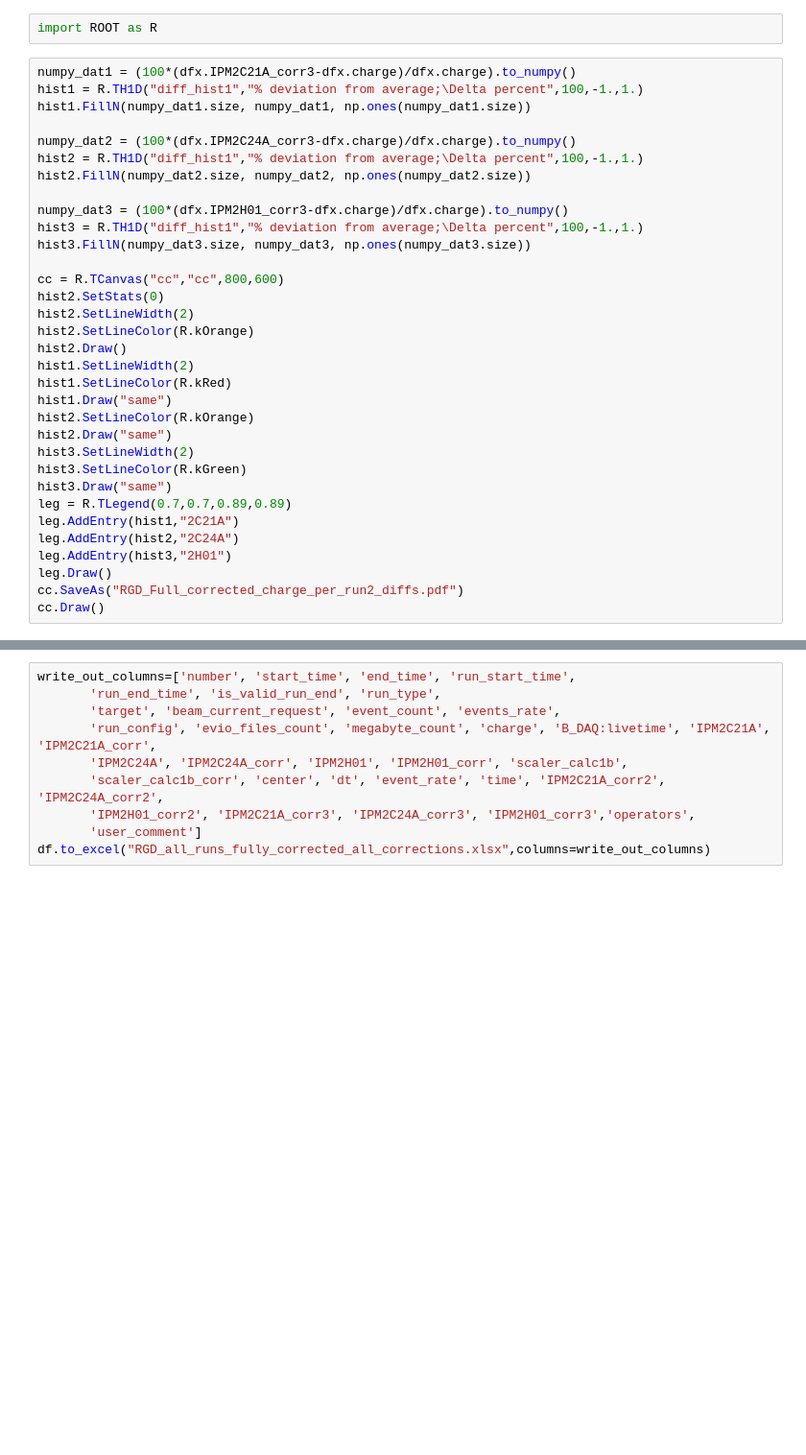
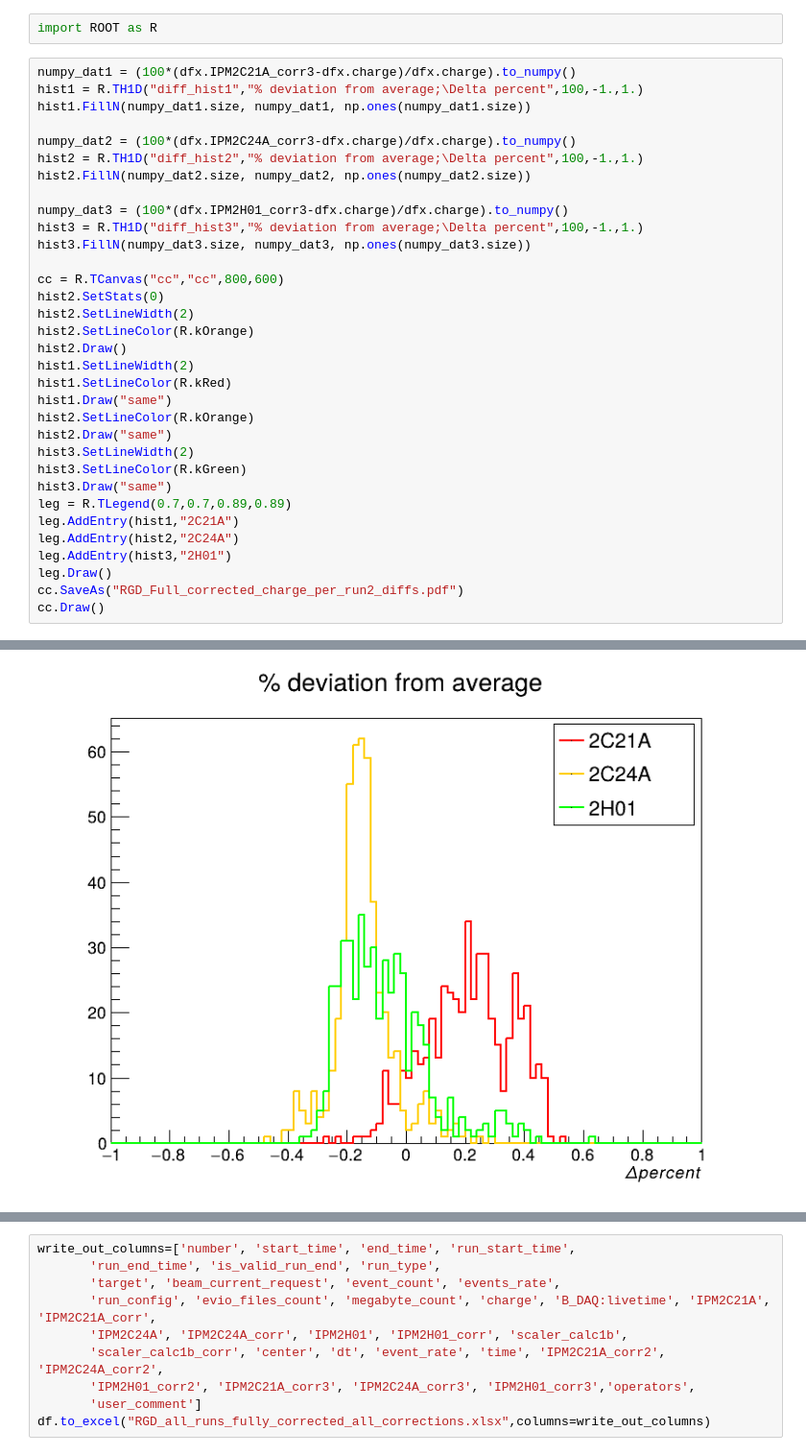
Before and after one commit to mholtrop/RunData, a Jupyter notebook: RGD_ChargePlots.ipynb, the cells around one changed output, grey strips where cells are left out. Shown at 96% size. Cells and saved outputs as stored; diff of their text form; blank space fills up the shorter version.

```diff
--- a/RGD_ChargePlots.ipynb
+++ b/RGD_ChargePlots.ipynb
@@ -349,11 +340,11 @@ hist1 = R.TH1D("diff_hist1","% deviation from average;\Delta percent",100,-1.,1.
 hist1.FillN(numpy_dat1.size, numpy_dat1, np.ones(numpy_dat1.size))
 
 numpy_dat2 = (100*(dfx.IPM2C24A_corr3-dfx.charge)/dfx.charge).to_numpy()
-hist2 = R.TH1D("diff_hist1","% deviation from average;\Delta percent",100,-1.,1.)
+hist2 = R.TH1D("diff_hist2","% deviation from average;\Delta percent",100,-1.,1.)
 hist2.FillN(numpy_dat2.size, numpy_dat2, np.ones(numpy_dat2.size))
 
 numpy_dat3 = (100*(dfx.IPM2H01_corr3-dfx.charge)/dfx.charge).to_numpy()
-hist3 = R.TH1D("diff_hist1","% deviation from average;\Delta percent",100,-1.,1.)
+hist3 = R.TH1D("diff_hist3","% deviation from average;\Delta percent",100,-1.,1.)
 hist3.FillN(numpy_dat3.size, numpy_dat3, np.ones(numpy_dat3.size))
 
 cc = R.TCanvas("cc","cc",800,600)
@@ -383,4 +371,5 @@ Warning in <TCanvas::Constructor>: Deleting canvas with same name: cc
 Info in <TCanvas::Print>: pdf file RGD_Full_corrected_charge_per_run2_diffs.pdf has been created
+[figure, added]
 # %%
 numpy_dat1a = (100*(dfx.IPM2C21A_corr3-dfx.charge)/dfx.charge).to_numpy()
 hist1a = R.TH1D("diff_hist1a","% deviation from average;\Delta percent",100,-1.,1.)
```
Also changed, not shown: parts of 12 cells of this notebook.
